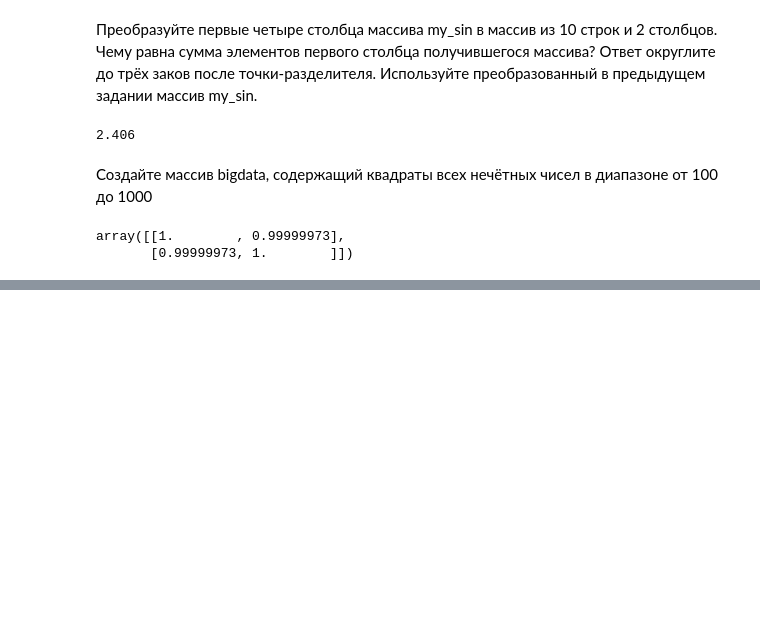
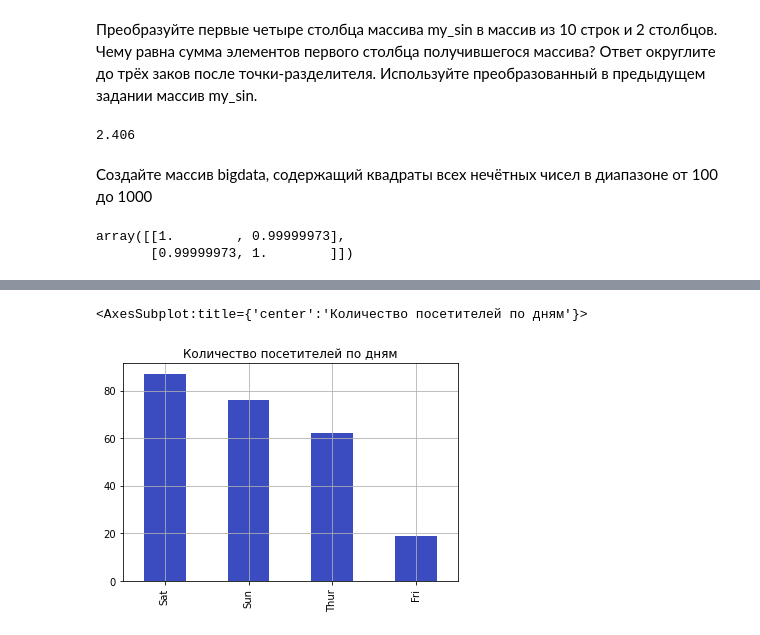
Before and after one commit to Demistus/Python9_learn, a Jupyter notebook: numpy.ipynb, the cells around one changed output, grey strips where cells are left out. Cells and saved outputs as stored; diff of their text form; code cells hidden in the pictures; blank space fills up the shorter version.

```diff
--- a/numpy.ipynb
+++ b/numpy.ipynb
@@ -274,0 +288,8 @@ array([[1.        , 0.99999973],
+# %%
+df.day.value_counts().plot(kind = 'bar',
+                              grid = True,
+                              colormap = 'coolwarm',
+                              title = 'Количество посетителей по дням')
+# %% [output]
+<AxesSubplot:title={'center':'Количество посетителей по дням'}>
+[figure, added]
```
Also changed, not shown: parts of 13 cells of this notebook, 1 other file.
